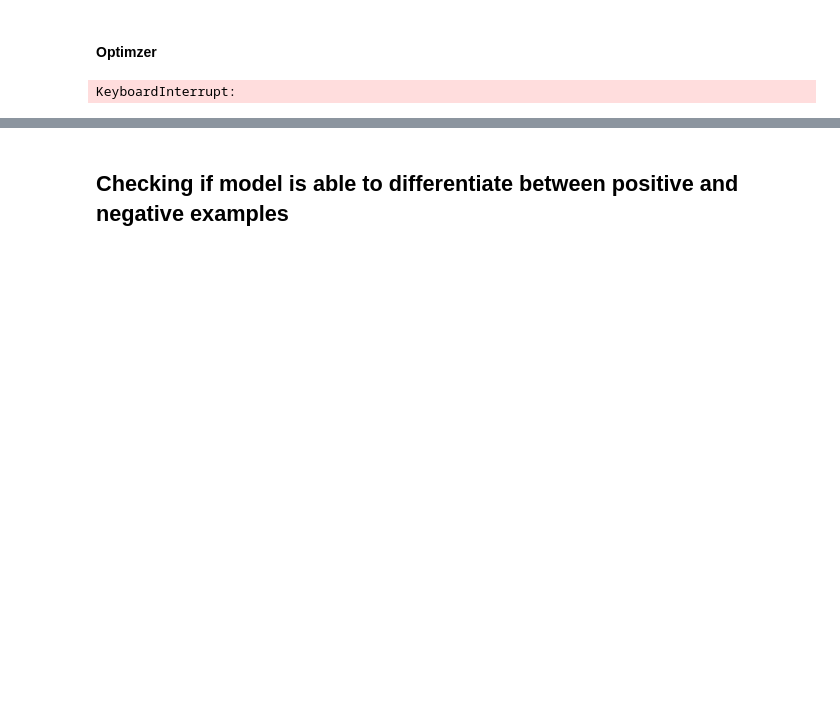
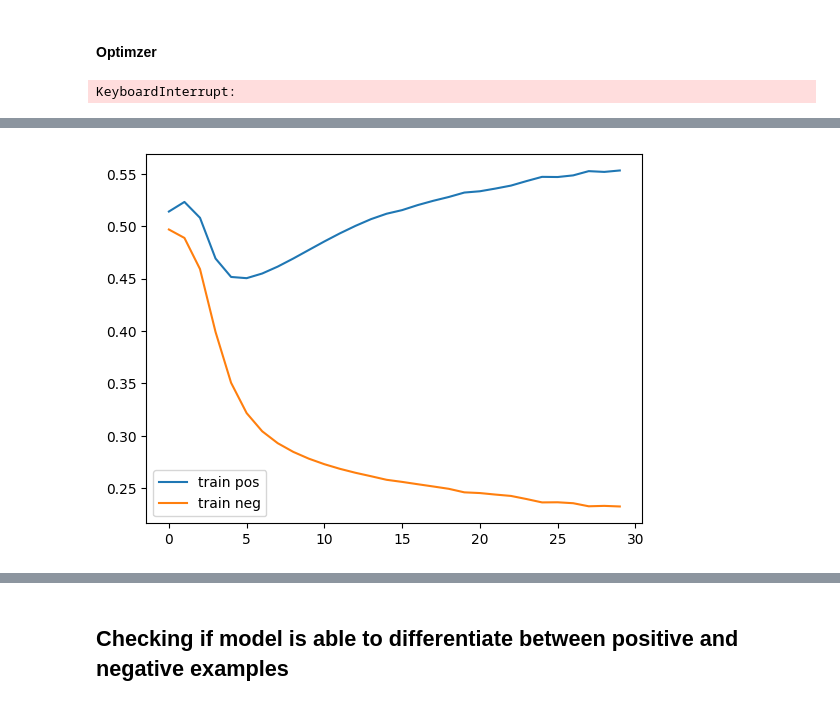
Before and after one commit to AbhishekBiswas12/Word2Vec_hindi, a Jupyter notebook: skipgram.ipynb, the cells around one changed output, grey strips where cells are left out. Saved outputs shown, nothing was run; the diff lists cells and outputs as text; code cells hidden in the pictures; blank space fills up the shorter version.

```diff
--- a/skipgram.ipynb
+++ b/skipgram.ipynb
@@ -297,0 +380,7 @@ torch.save(model, "Word2Vec_hindi_seed_42_pre_losses_calc.bin")
+# %%
+plt.plot(train_pos)
+plt.plot(train_neg)
+plt.legend(['train pos', 'train neg'])
+plt.show()
+# %% [output]
+[figure, added]
```
Also changed, not shown: parts of 30 cells of this notebook.
